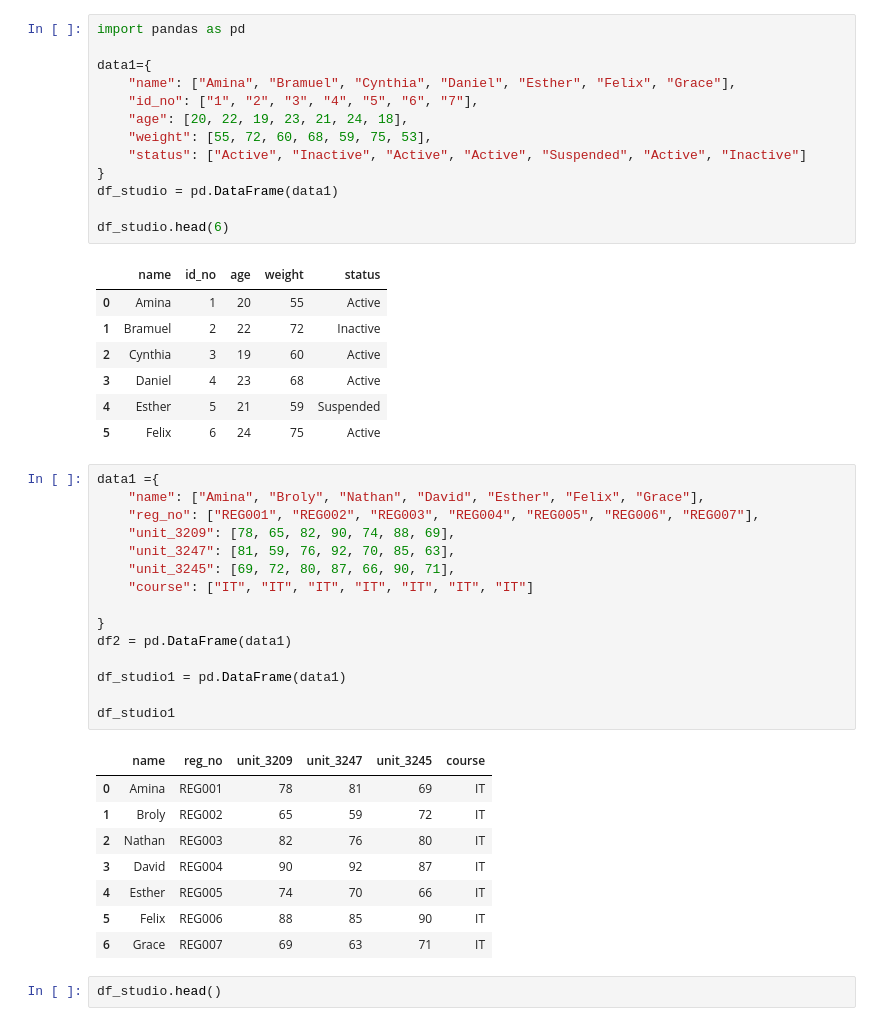
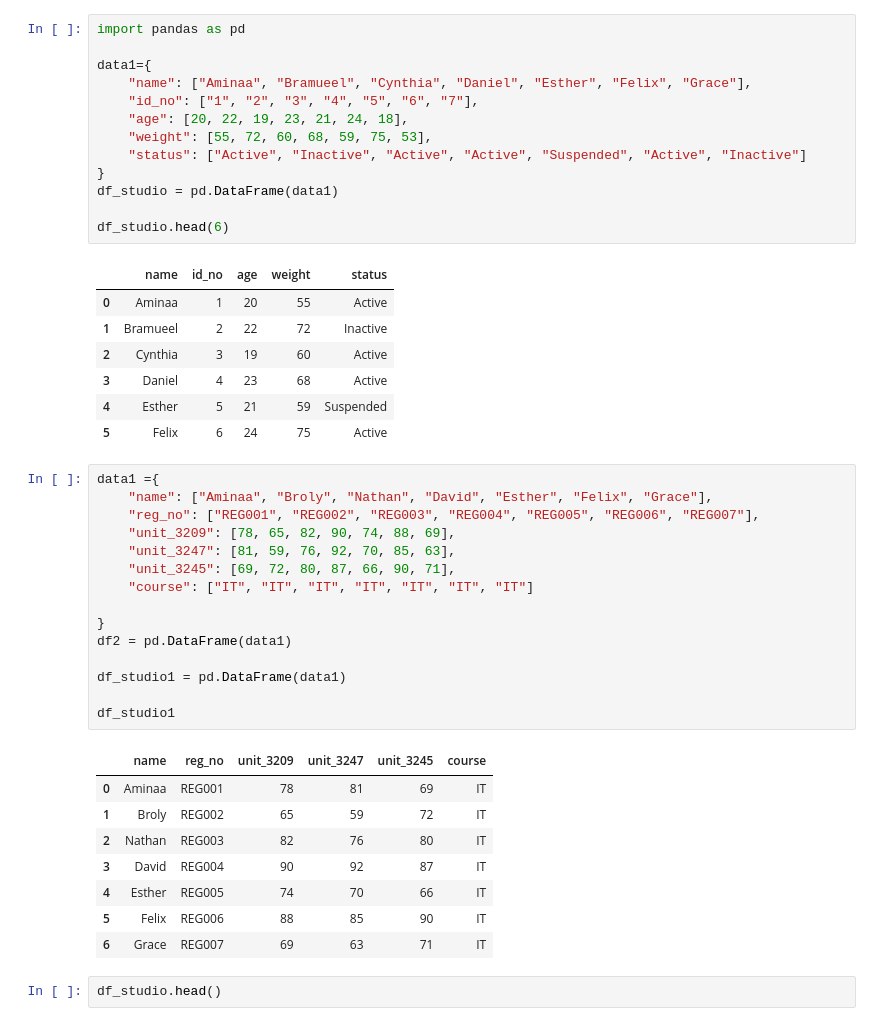
Before and after one commit to Clinton1029/Merging_data, a Jupyter notebook: Merging_data.ipynb, the cells around one changed output. Drawn from its saved outputs; the diff is of its cells as text.

```diff
--- a/Merging_data.ipynb
+++ b/Merging_data.ipynb
@@ -3,27 +3,27 @@
 # %%
 import pandas as pd
 
 data1={
-    "name": ["Amina", "Bramuel", "Cynthia", "Daniel", "Esther", "Felix", "Grace"],
+    "name": ["Aminaa", "Bramueel", "Cynthia", "Daniel", "Esther", "Felix", "Grace"],
     "id_no": ["1", "2", "3", "4", "5", "6", "7"],
     "age": [20, 22, 19, 23, 21, 24, 18],
     "weight": [55, 72, 60, 68, 59, 75, 53],
     "status": ["Active", "Inactive", "Active", "Active", "Suspended", "Active", "Inactive"]
 }
 df_studio = pd.DataFrame(data1)
 
 df_studio.head(6)
 # %% [output]
 |  | name | id_no | age | weight | status |
-| 0 | Amina | 1 | 20 | 55 | Active |
-| 1 | Bramuel | 2 | 22 | 72 | Inactive |
+| 0 | Aminaa | 1 | 20 | 55 | Active |
+| 1 | Bramueel | 2 | 22 | 72 | Inactive |
 | 2 | Cynthia | 3 | 19 | 60 | Active |
 | 3 | Daniel | 4 | 23 | 68 | Active |
 | 4 | Esther | 5 | 21 | 59 | Suspended |
 | 5 | Felix | 6 | 24 | 75 | Active |
 # %%
 data1 ={
-    "name": ["Amina", "Broly", "Nathan", "David", "Esther", "Felix", "Grace"],
+    "name": ["Aminaa", "Broly", "Nathan", "David", "Esther", "Felix", "Grace"],
     "reg_no": ["REG001", "REG002", "REG003", "REG004", "REG005", "REG006", "REG007"],
     "unit_3209": [78, 65, 82, 90, 74, 88, 69],
     "unit_3247": [81, 59, 76, 92, 70, 85, 63],
@@ -38,7 +38,7 @@ df_studio1 = pd.DataFrame(data1)
 df_studio1
 # %% [output]
 |  | name | reg_no | unit_3209 | unit_3247 | unit_3245 | course |
-| 0 | Amina | REG001 | 78 | 81 | 69 | IT |
+| 0 | Aminaa | REG001 | 78 | 81 | 69 | IT |
 | 1 | Broly | REG002 | 65 | 59 | 72 | IT |
 | 2 | Nathan | REG003 | 82 | 76 | 80 | IT |
 | 3 | David | REG004 | 90 | 92 | 87 | IT |
```
